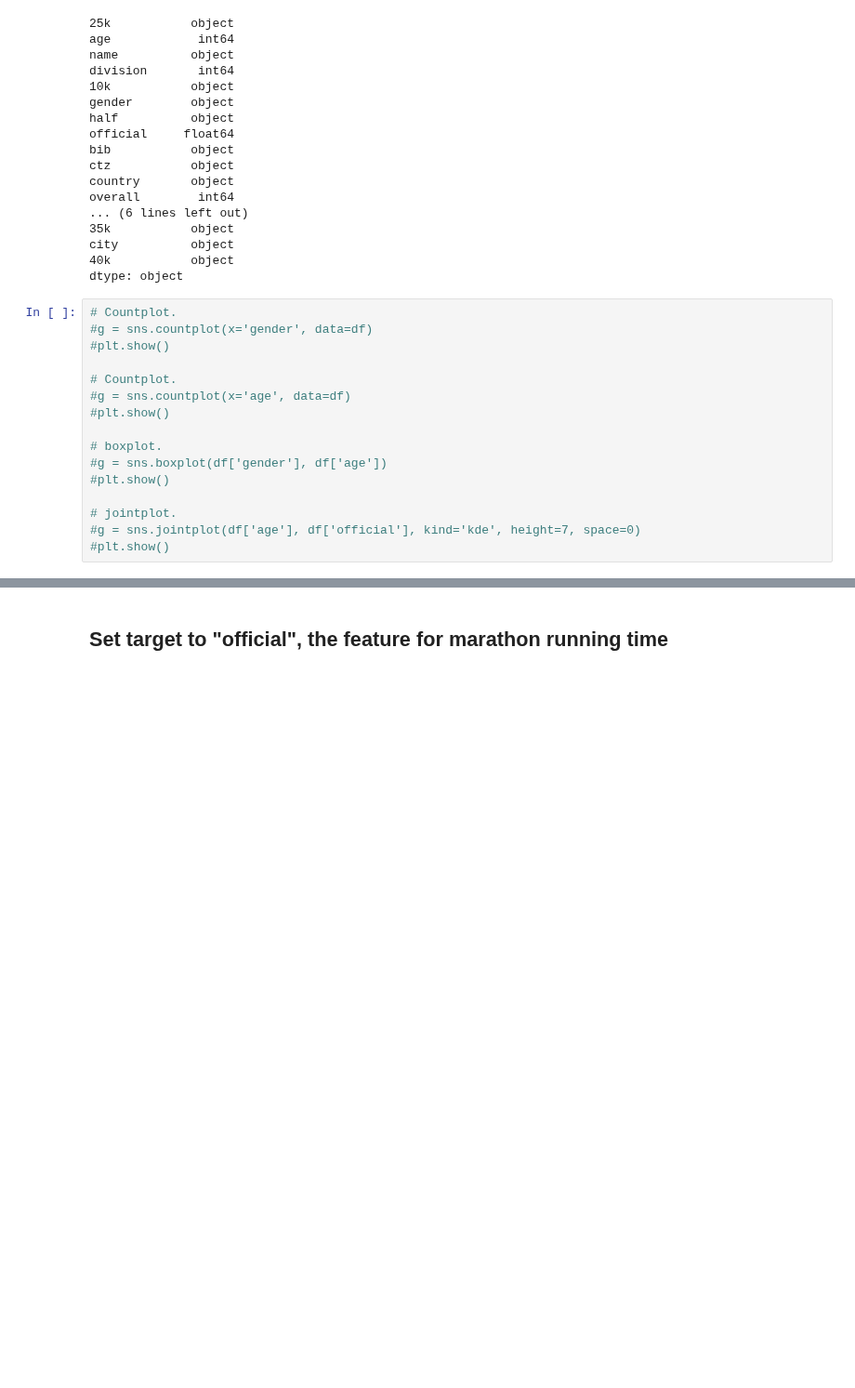
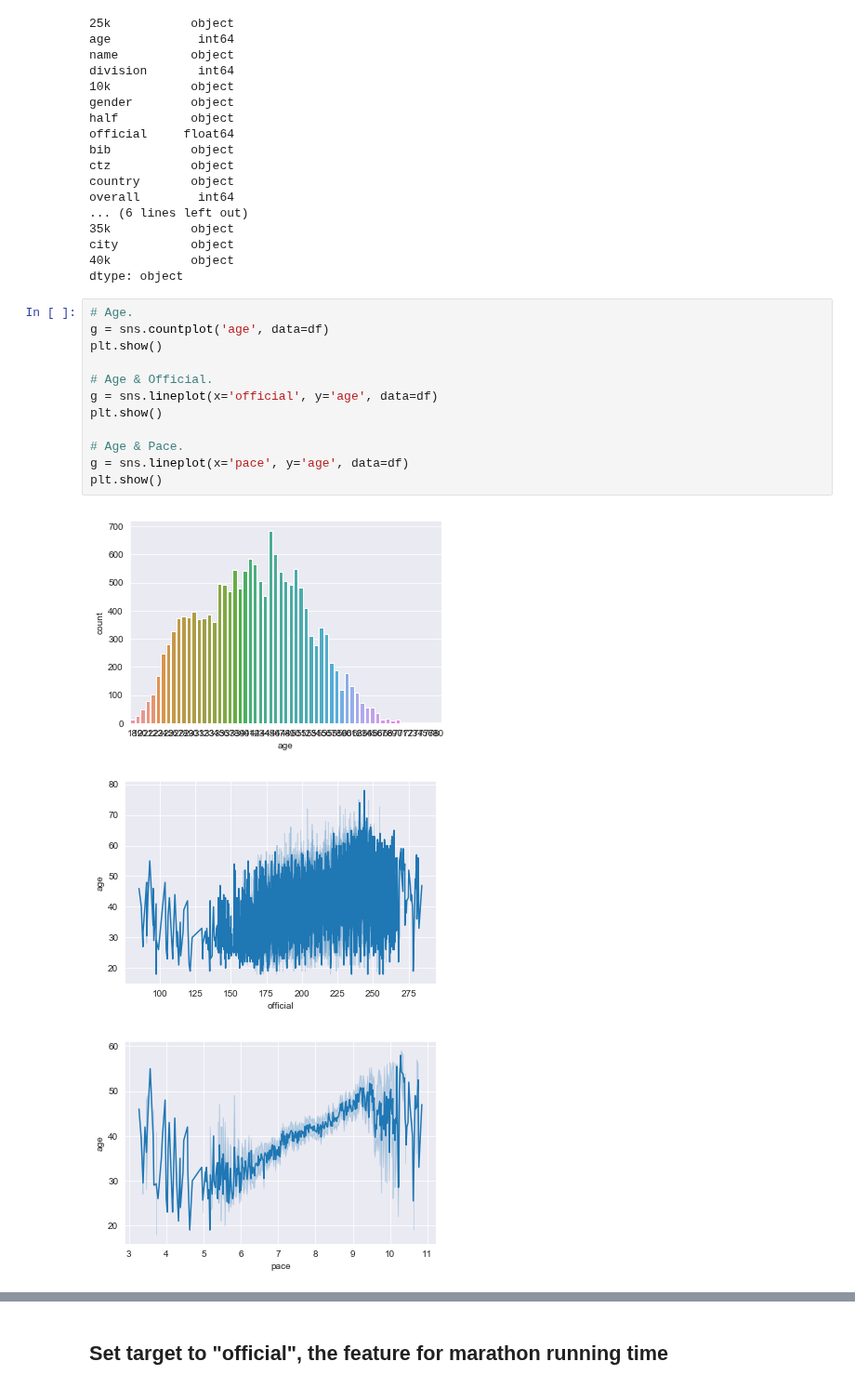
Before and after one commit to MitchellEwing/Drills, a Jupyter notebook: bootcamp/unit4/2-basicClustering/Boston-Marathon-2013.ipynb, the cells around one changed output, grey strips where cells are left out. Shown at 93% size. Saved outputs shown, nothing was run; the diff lists cells and outputs as text; blank space fills up the shorter version.

```diff
--- a/bootcamp/unit4/2-basicClustering/Boston-Marathon-2013.ipynb
+++ b/bootcamp/unit4/2-basicClustering/Boston-Marathon-2013.ipynb
@@ -75,18 +75,18 @@ city          object
 40k           object
 dtype: object
 # %%
-# Countplot.
-#g = sns.countplot(x='gender', data=df)
-#plt.show()
+# Age.
+g = sns.countplot('age', data=df)
+plt.show()
 
-# Countplot.
-#g = sns.countplot(x='age', data=df)
-#plt.show()
+# Age & Official.
+g = sns.lineplot(x='official', y='age', data=df)
+plt.show()
 
-# boxplot.
-#g = sns.boxplot(df['gender'], df['age'])
-#plt.show()
-
-# jointplot.
-#g = sns.jointplot(df['age'], df['official'], kind='kde', height=7, space=0)
-#plt.show()
+# Age & Pace.
+g = sns.lineplot(x='pace', y='age', data=df)
+plt.show()
+# %% [output]
+[figure, added]
+[figure, added]
+[figure, added]
```
Also changed, not shown: parts of 6 cells of this notebook.
